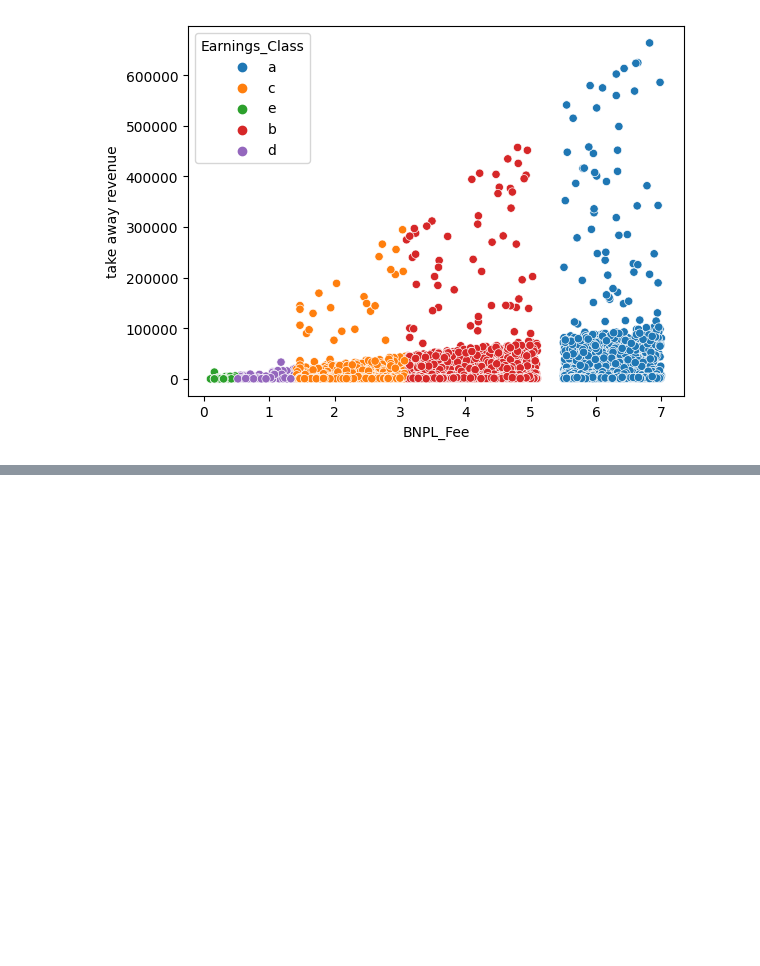
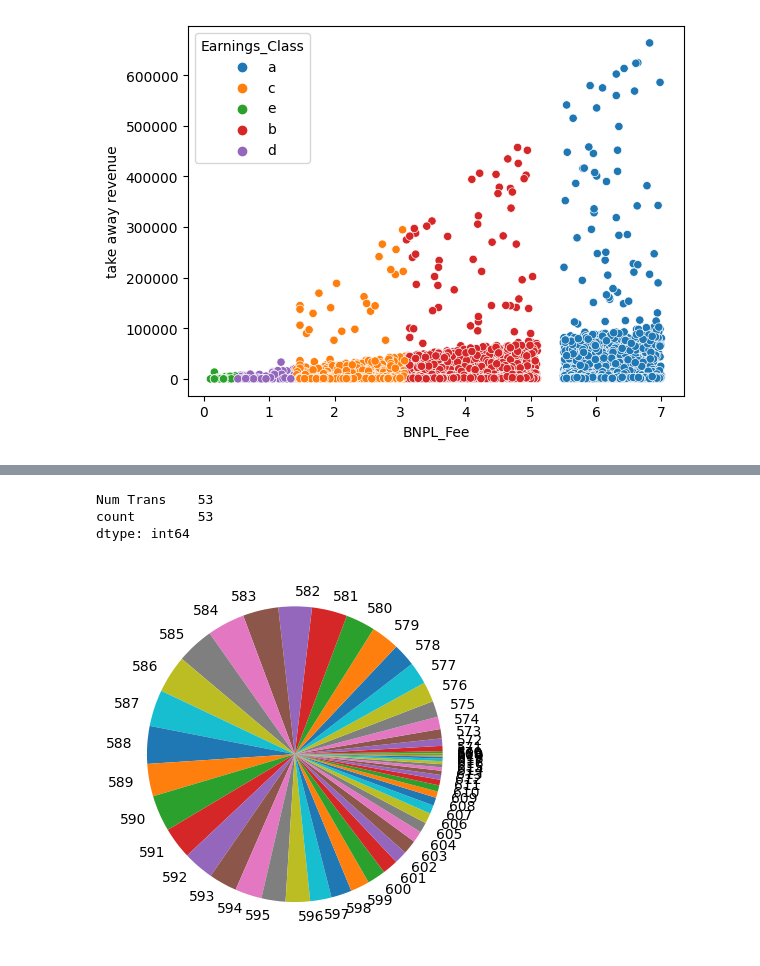
Before and after one commit to godfather-is-me/BNPL-Ranker, a Jupyter notebook: notebooks/initial.ipynb, the cells around one changed output, grey strips where cells are left out. Saved outputs shown, nothing was run; the diff lists cells and outputs as text; code cells hidden in the pictures; blank space fills up the shorter version.

```diff
--- a/notebooks/initial.ipynb
+++ b/notebooks/initial.ipynb
@@ -355,0 +351,3 @@ sns.scatterplot(x="sum(dollar_value)", y="BNPL_Fee", hue="Earnings_Class", data=
+# %%
+pie_chart = trans.groupBy("user_id").count().withColumnRenamed("count", "Num Trans").groupBy("Num Trans").count().toPandas()
+pie_chart.head()
@@ -355,0 +361,12 @@ sns.scatterplot(x="sum(dollar_value)", y="BNPL_Fee", hue="Earnings_Class", data=
+# %%
+pie_chart.sort_values(by="Num Trans", inplace=True)
+pie_chart.count()
+# %% [output]
+Num Trans    53
+count        53
+dtype: int64
+# %%
+plt.pie(x=pie_chart["count"], labels=pie_chart["Num Trans"])
+plt.show()
+# %% [output]
+[figure, added]
```
Also changed, not shown: parts of 16 cells of this notebook.
